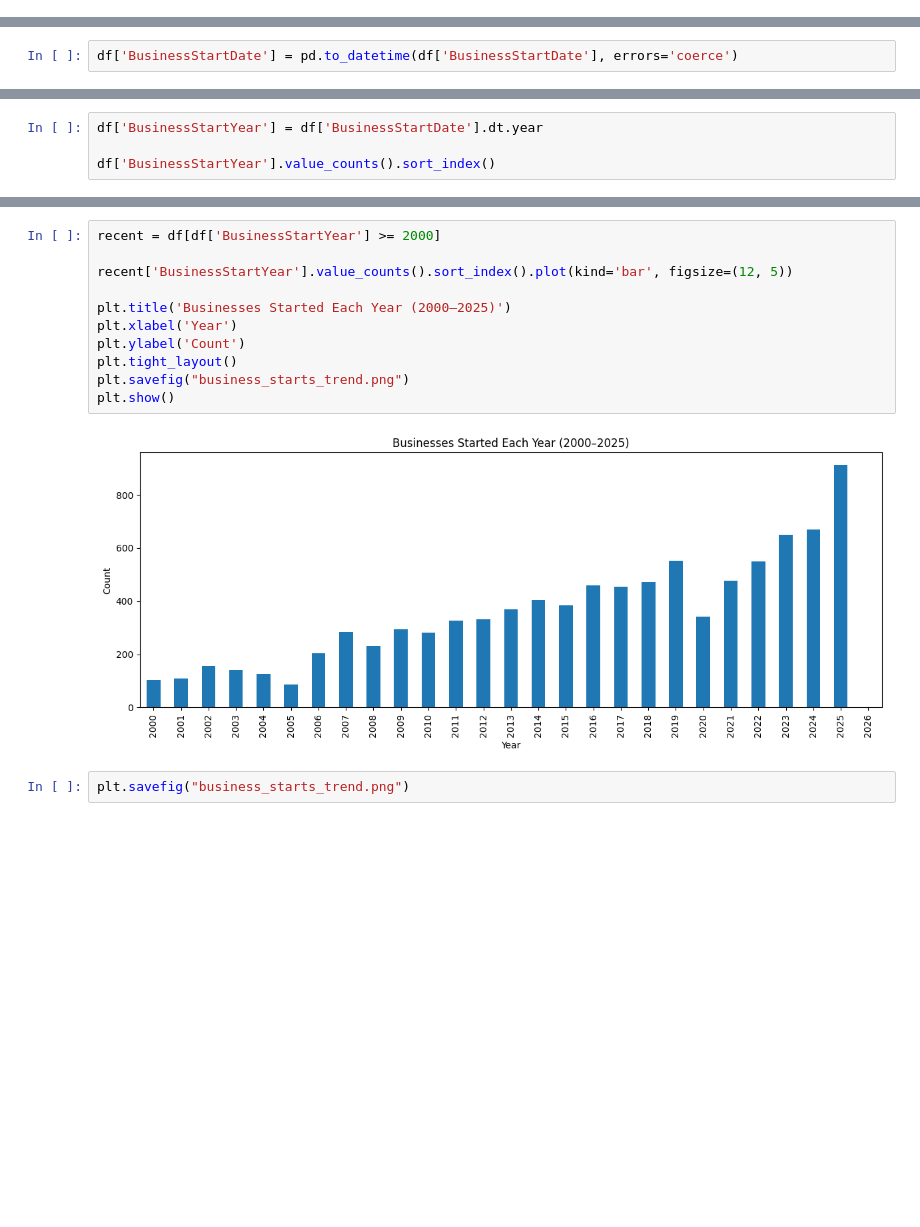
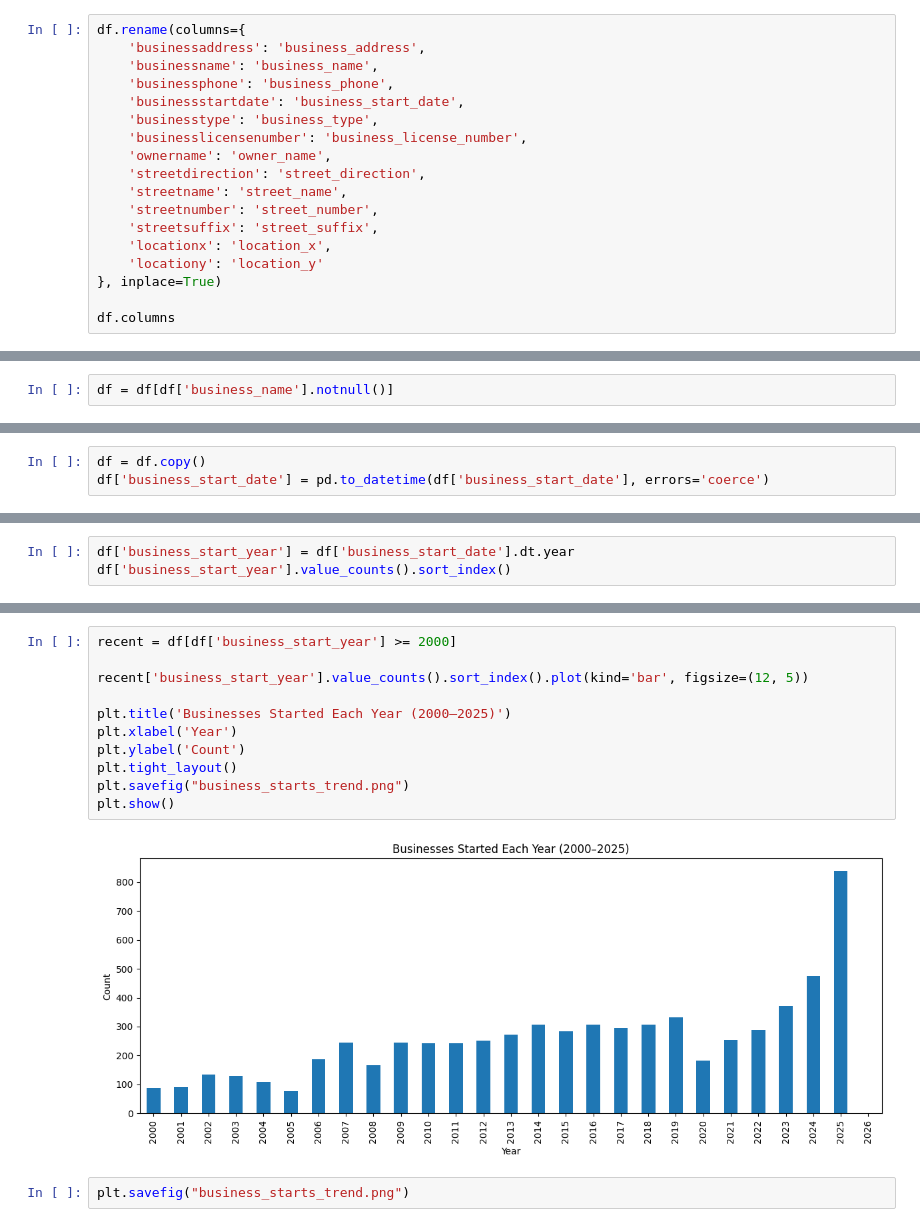
Before and after one commit to HCBrooks-lab/nola_occ_lic25, a Jupyter notebook: nola_occ_lic_analysis.ipynb, the cells around one changed output, grey strips where cells are left out. Cells and saved outputs as stored; diff of their text form; blank space fills up the shorter version.

```diff
--- a/nola_occ_lic_analysis.ipynb
+++ b/nola_occ_lic_analysis.ipynb
@@ -17,0 +58,18 @@ df.head()
+# %%
+df.rename(columns={
+    'businessaddress': 'business_address',
+    'businessname': 'business_name',
+    'businessphone': 'business_phone',
+    'businessstartdate': 'business_start_date',
+    'businesstype': 'business_type',
+    'businesslicensenumber': 'business_license_number',
+    'ownername': 'owner_name',
+    'streetdirection': 'street_direction',
+    'streetname': 'street_name',
+    'streetnumber': 'street_number',
+    'streetsuffix': 'street_suffix',
+    'locationx': 'location_x',
+    'locationy': 'location_y'
+}, inplace=True)
+
+df.columns
@@ -17,0 +87,2 @@ df.head()
+# %%
+df = df[df['business_name'].notnull()]
@@ -18,3 +124,4 @@ df.head()
 # %%
-df['BusinessStartDate'] = pd.to_datetime(df['BusinessStartDate'], errors='coerce')
+df = df.copy()
+df['business_start_date'] = pd.to_datetime(df['business_start_date'], errors='coerce')
 # %% [markdown]
@@ -22,5 +129,4 @@ Businesses Started by Year
 # %%
-df['BusinessStartYear'] = df['BusinessStartDate'].dt.year
-
-df['BusinessStartYear'].value_counts().sort_index()
+df['business_start_year'] = df['business_start_date'].dt.year
+df['business_start_year'].value_counts().sort_index()
 # %% [output]
@@ -55,16 +161,16 @@ Recent Years: 2000 onward
 # %%
-recent = df[df['BusinessStartYear'] >= 2000]
+recent = df[df['business_start_year'] >= 2000]
 
-recent['BusinessStartYear'].value_counts().sort_index().plot(kind='bar', figsize=(12, 5))
+recent['business_start_year'].value_counts().sort_index().plot(kind='bar', figsize=(12, 5))
 
 plt.title('Businesses Started Each Year (2000–2025)')
 plt.xlabel('Year')
 plt.ylabel('Count')
 plt.tight_layout()
 plt.savefig("business_starts_trend.png")
 plt.show()
 # %% [output]
-[figure, old version]
+[figure, new version]
 # %%
 plt.savefig("business_starts_trend.png")
 # %% [output]
```
Also changed, not shown: parts of 23 cells of this notebook.
